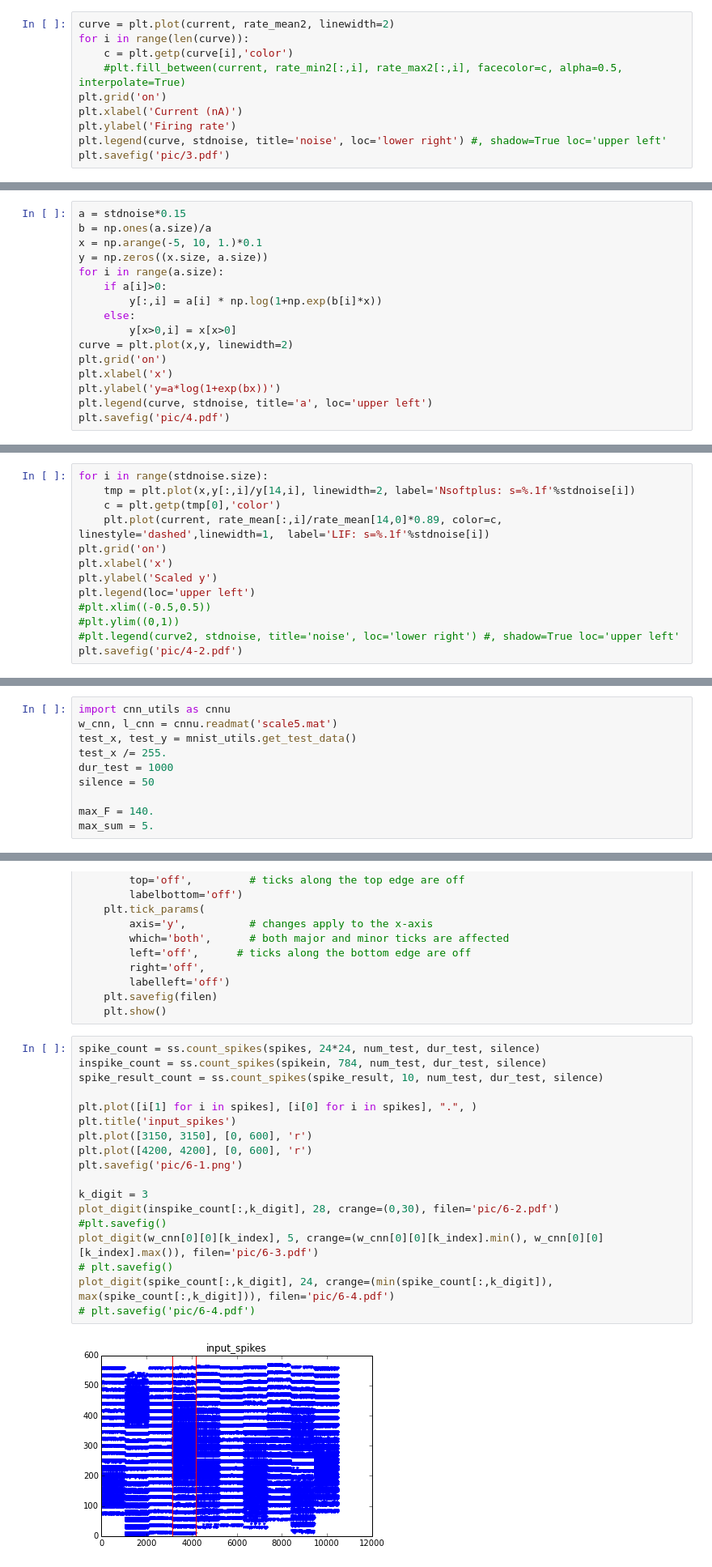
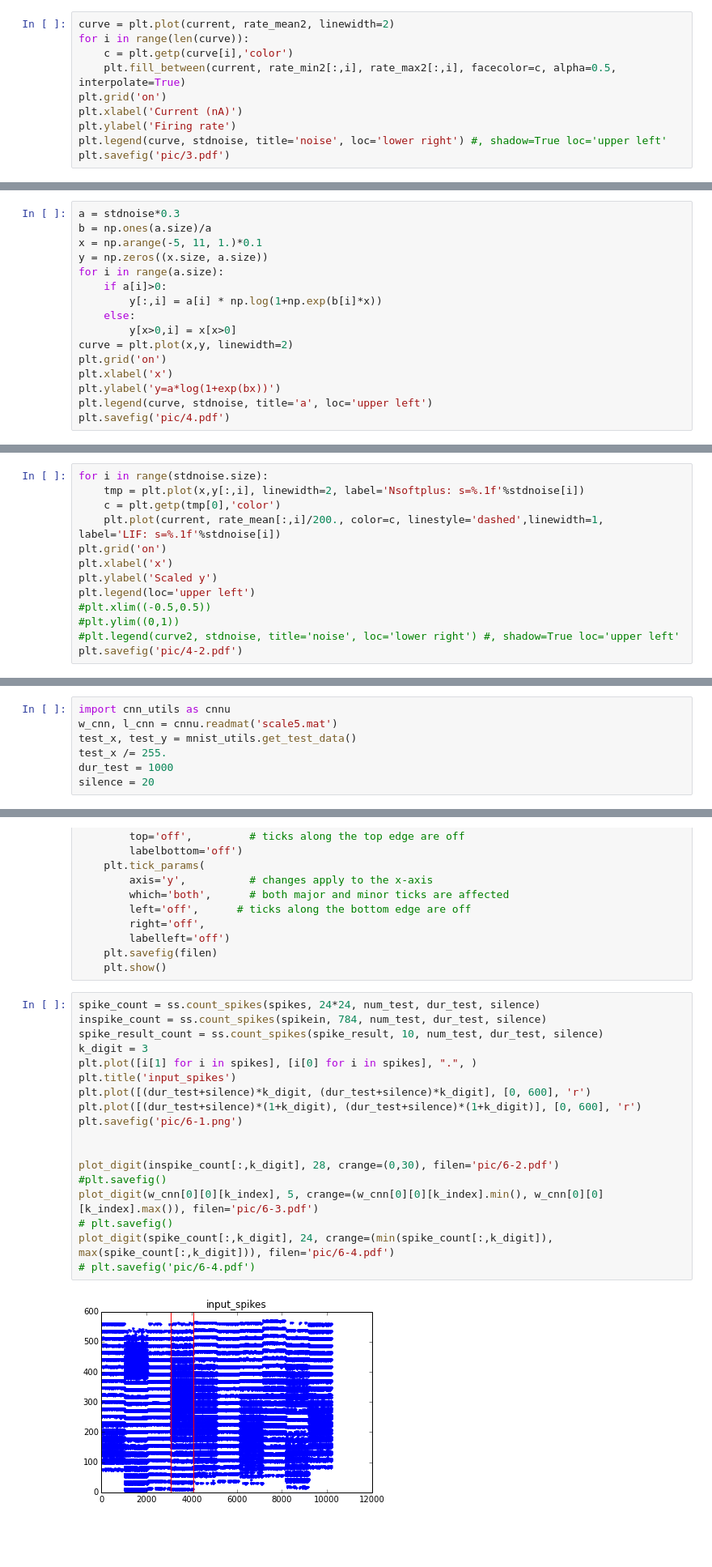
Before and after one commit to qian-liu/iconip2016, a Jupyter notebook: code/figure.ipynb, the cells around one changed output, grey strips where cells are left out. Shown: that part at 81% size. Drawn from its saved outputs; the diff is of its cells as text; blank space fills up the shorter version.

```diff
--- a/code/figure.ipynb
+++ b/code/figure.ipynb
@@ -190,7 +198,7 @@ for j in range(noise_num):
 curve = plt.plot(current, rate_mean2, linewidth=2)
 for i in range(len(curve)):
     c = plt.getp(curve[i],'color')
-    #plt.fill_between(current, rate_min2[:,i], rate_max2[:,i], facecolor=c, alpha=0.5, interpolate=True)
+    plt.fill_between(current, rate_min2[:,i], rate_max2[:,i], facecolor=c, alpha=0.5, interpolate=True)
 plt.grid('on')
 plt.xlabel('Current (nA)')
 plt.ylabel('Firing rate')
@@ -201,9 +209,9 @@ plt.savefig('pic/3.pdf')
 # %% [markdown]
 #Figure 4: noisy_softplus vs. all the above with scaled output
 # %%
-a = stdnoise*0.15
+a = stdnoise*0.3
 b = np.ones(a.size)/a
-x = np.arange(-5, 10, 1.)*0.1
+x = np.arange(-5, 11, 1.)*0.1
 y = np.zeros((x.size, a.size))
 for i in range(a.size):
     if a[i]>0:
@@ -221,8 +229,8 @@ plt.savefig('pic/4.pdf')
 # %%
 for i in range(stdnoise.size):
-    tmp = plt.plot(x,y[:,i]/y[14,i], linewidth=2, label='Nsoftplus: s=%.1f'%stdnoise[i])
+    tmp = plt.plot(x,y[:,i], linewidth=2, label='Nsoftplus: s=%.1f'%stdnoise[i])
     c = plt.getp(tmp[0],'color')
-    plt.plot(current, rate_mean[:,i]/rate_mean[14,0]*0.89, color=c, linestyle='dashed',linewidth=1,  label='LIF: s=%.1f'%stdnoise[i])
+    plt.plot(current, rate_mean[:,i]/200., color=c, linestyle='dashed',linewidth=1,  label='LIF: s=%.1f'%stdnoise[i])
 plt.grid('on')
 plt.xlabel('x')
 plt.ylabel('Scaled y')
@@ -269,10 +277,7 @@ w_cnn, l_cnn = cnnu.readmat('scale5.mat')
 test_x, test_y = mnist_utils.get_test_data()
 test_x /= 255.
 dur_test = 1000
-silence = 50
-
-max_F = 140.
-max_sum = 5.
+silence = 20
 # %%
 offset = 0
 num_test = 10
@@ -333,22 +338,22 @@ def plot_digit(img_raw, size=28, crange=(0.0, 40.), filen=''):
 # %%
 spike_count = ss.count_spikes(spikes, 24*24, num_test, dur_test, silence)
 inspike_count = ss.count_spikes(spikein, 784, num_test, dur_test, silence)
 spike_result_count = ss.count_spikes(spike_result, 10, num_test, dur_test, silence)
-
+k_digit = 3
 plt.plot([i[1] for i in spikes], [i[0] for i in spikes], ".", )
 plt.title('input_spikes')
-plt.plot([3150, 3150], [0, 600], 'r')
-plt.plot([4200, 4200], [0, 600], 'r')
+plt.plot([(dur_test+silence)*k_digit, (dur_test+silence)*k_digit], [0, 600], 'r')
+plt.plot([(dur_test+silence)*(1+k_digit), (dur_test+silence)*(1+k_digit)], [0, 600], 'r')
 plt.savefig('pic/6-1.png')
 
-k_digit = 3
+
 plot_digit(inspike_count[:,k_digit], 28, crange=(0,30), filen='pic/6-2.pdf')
 #plt.savefig()
 plot_digit(w_cnn[0][0][k_index], 5, crange=(w_cnn[0][0][k_index].min(), w_cnn[0][0][k_index].max()), filen='pic/6-3.pdf')
 # plt.savefig()
 plot_digit(spike_count[:,k_digit], 24, crange=(min(spike_count[:,k_digit]), max(spike_count[:,k_digit])), filen='pic/6-4.pdf')
 # plt.savefig('pic/6-4.pdf')
 # %% [output]
-[figure, old version]
+[figure, new version]
 [figure]
 [figure]
```
Also changed, not shown: parts of 12 cells of this notebook, 12 other files.
